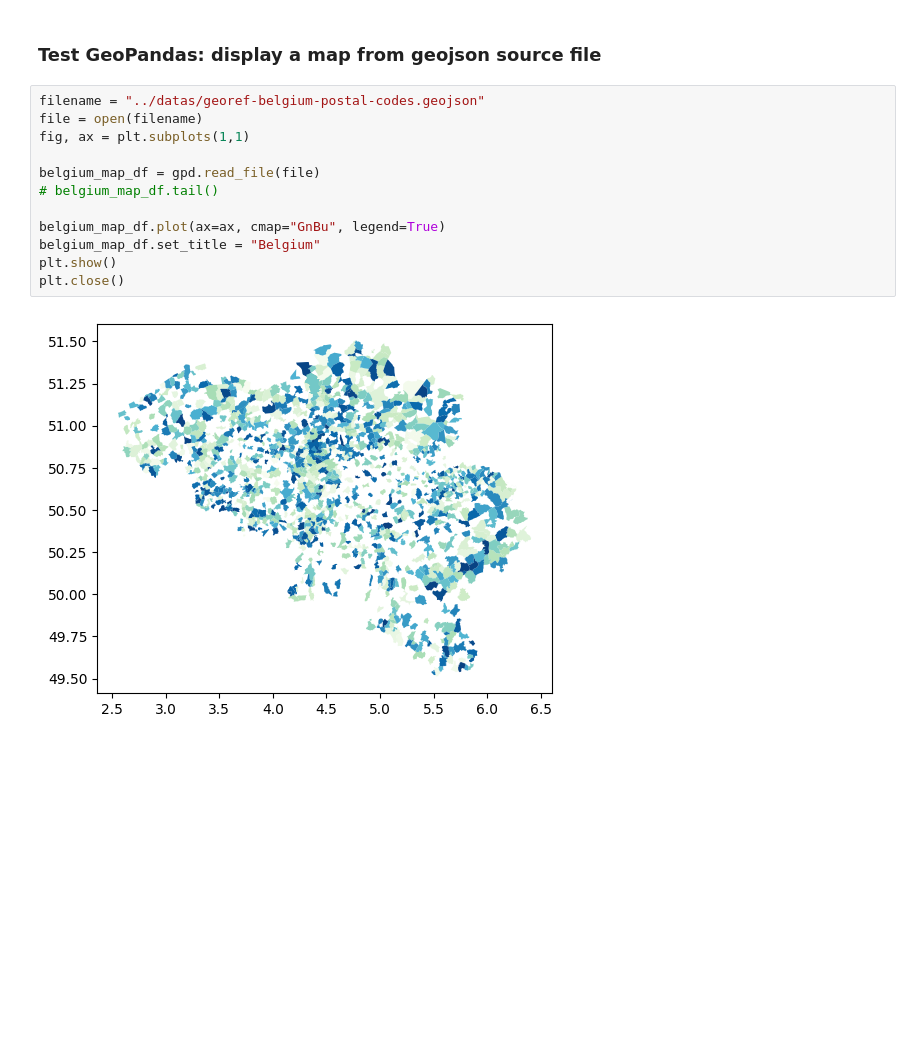
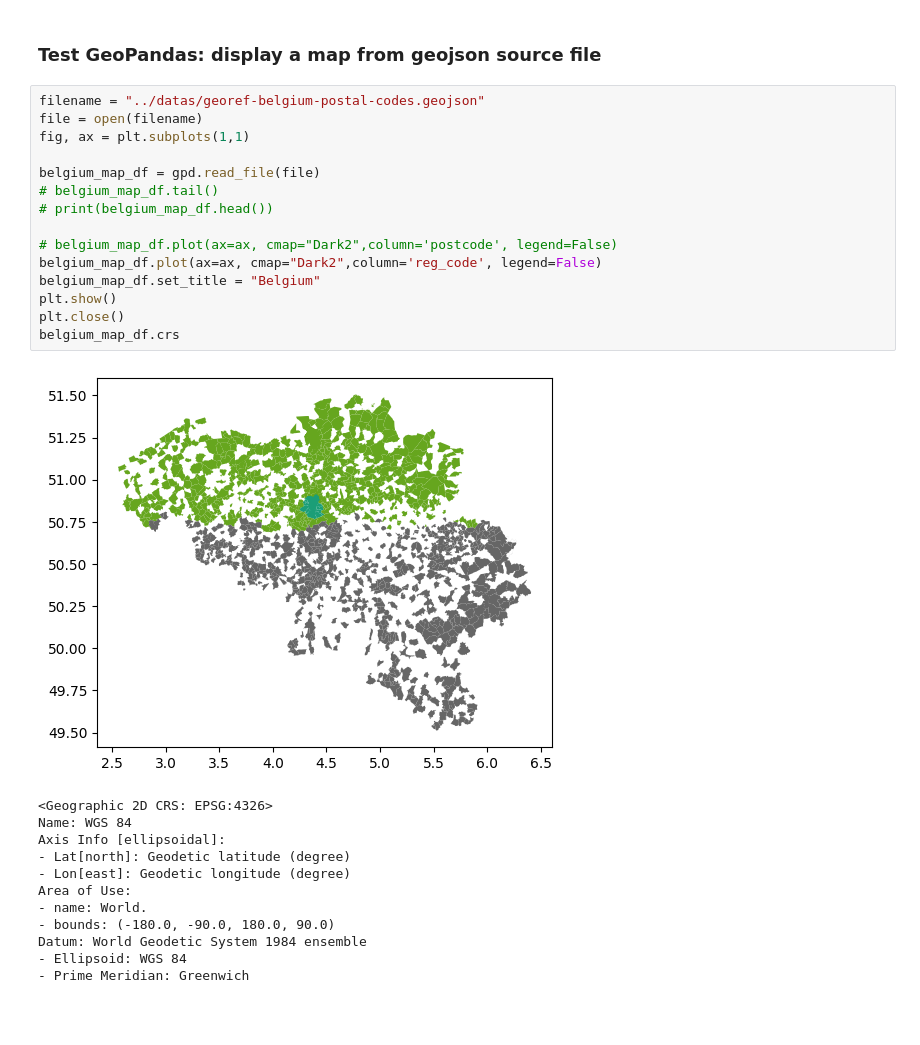
Before and after one commit to Laverdure77/immo_Eliza_Data_Analysis, a Jupyter notebook: 2-Analysis/map_belgium.ipynb, the cells around one changed output. Drawn from its saved outputs; the diff is of its cells as text; blank space fills up the shorter version.

Commit message:
update map belgium, model and create preprocessing

```diff
--- a/2-Analysis/map_belgium.ipynb
+++ b/2-Analysis/map_belgium.ipynb
@@ -58,17 +58,31 @@ with open('../datas/georef-belgium-postal-codes-mpsqm.geojson', 'w') as f:
 # %%
 filename = "../datas/georef-belgium-postal-codes.geojson"
 file = open(filename)
 fig, ax = plt.subplots(1,1)
 
 belgium_map_df = gpd.read_file(file)
 # belgium_map_df.tail()
+# print(belgium_map_df.head())
 
-belgium_map_df.plot(ax=ax, cmap="GnBu", legend=True)
+# belgium_map_df.plot(ax=ax, cmap="Dark2",column='postcode', legend=False)
+belgium_map_df.plot(ax=ax, cmap="Dark2",column='reg_code', legend=False)
 belgium_map_df.set_title = "Belgium"
 plt.show()
 plt.close()
+belgium_map_df.crs
 # %% [output]
-[figure, old version]
+[figure, new version]
+<Geographic 2D CRS: EPSG:4326>
+Name: WGS 84
+Axis Info [ellipsoidal]:
+- Lat[north]: Geodetic latitude (degree)
+- Lon[east]: Geodetic longitude (degree)
+Area of Use:
+- name: World.
+- bounds: (-180.0, -90.0, 180.0, 90.0)
+Datum: World Geodetic System 1984 ensemble
+- Ellipsoid: WGS 84
+- Prime Meridian: Greenwich
 # %% [markdown]
 ###
 # %% [markdown]
```
Also changed, not shown: 2 other files.
